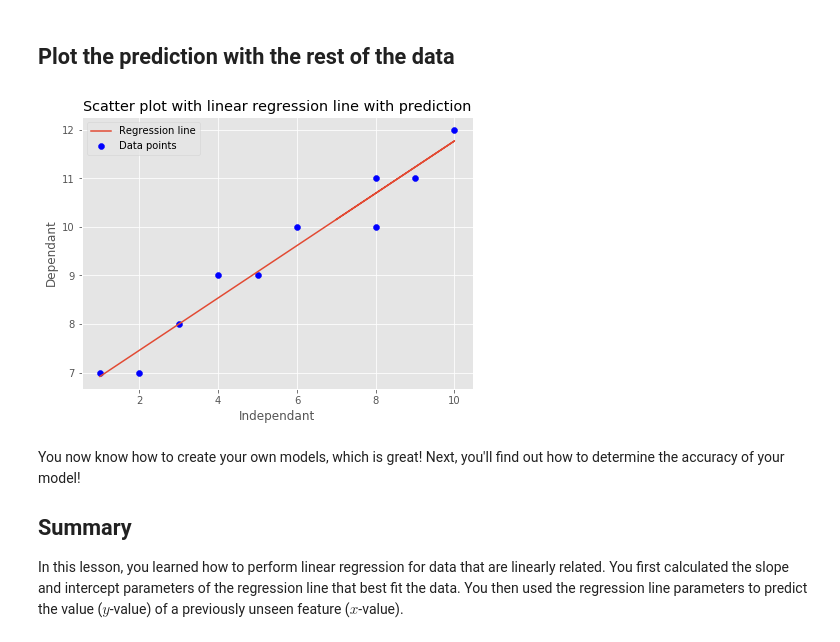
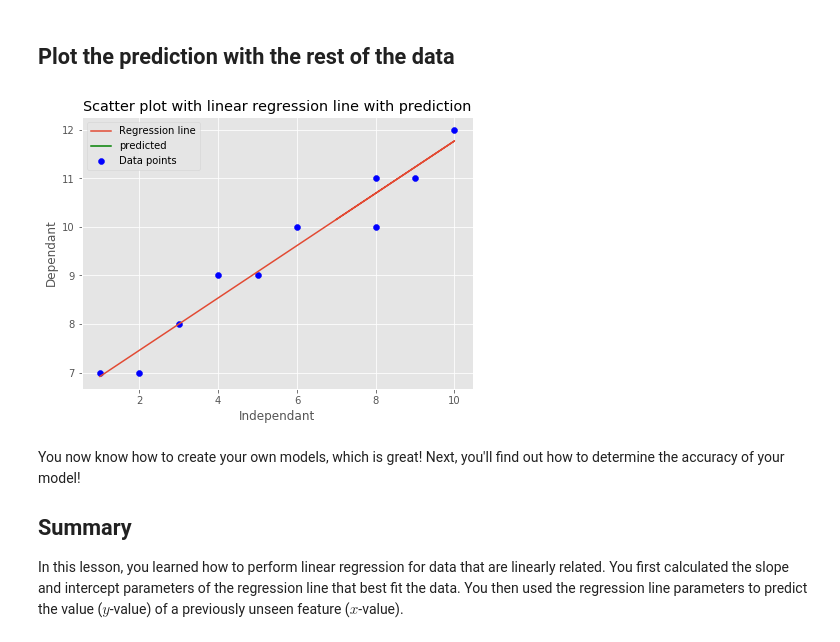
Before and after one commit to OsterMendel/dsc-simple-linear-regression-lab-nyc-ds-021720, a Jupyter notebook: index.ipynb, the cells around one changed output. Saved outputs shown, nothing was run; the diff lists cells and outputs as text; code cells hidden in the pictures.

```diff
--- a/index.ipynb
+++ b/index.ipynb
@@ -159,17 +159,17 @@ y_predicted
 # %%
 # Plot as above and show the predicted value
 with_prediction = np.append(X,x_new)
 plt.figure(figsize=(7,5))
 plt.scatter(X,Y,label='Data points',c='b');
 plt.title('Scatter plot with linear regression line with prediction');
 plt.xlabel('Independant');
 plt.ylabel('Dependant');
 plt.plot(with_prediction,np.append(regression_line,y_predicted),label='Regression line');
-plt.plot(x_new,y_predicted,c='r')
+plt.plot(x_new,y_predicted,c='g',label='predicted')
 plt.legend()
 plt.show()
 # %% [output]
-[figure, old version]
+[figure, new version]
 # %% [markdown]
 You now know how to create your own models, which is great! Next, you'll find out how to determine the accuracy of your model!
 
```
